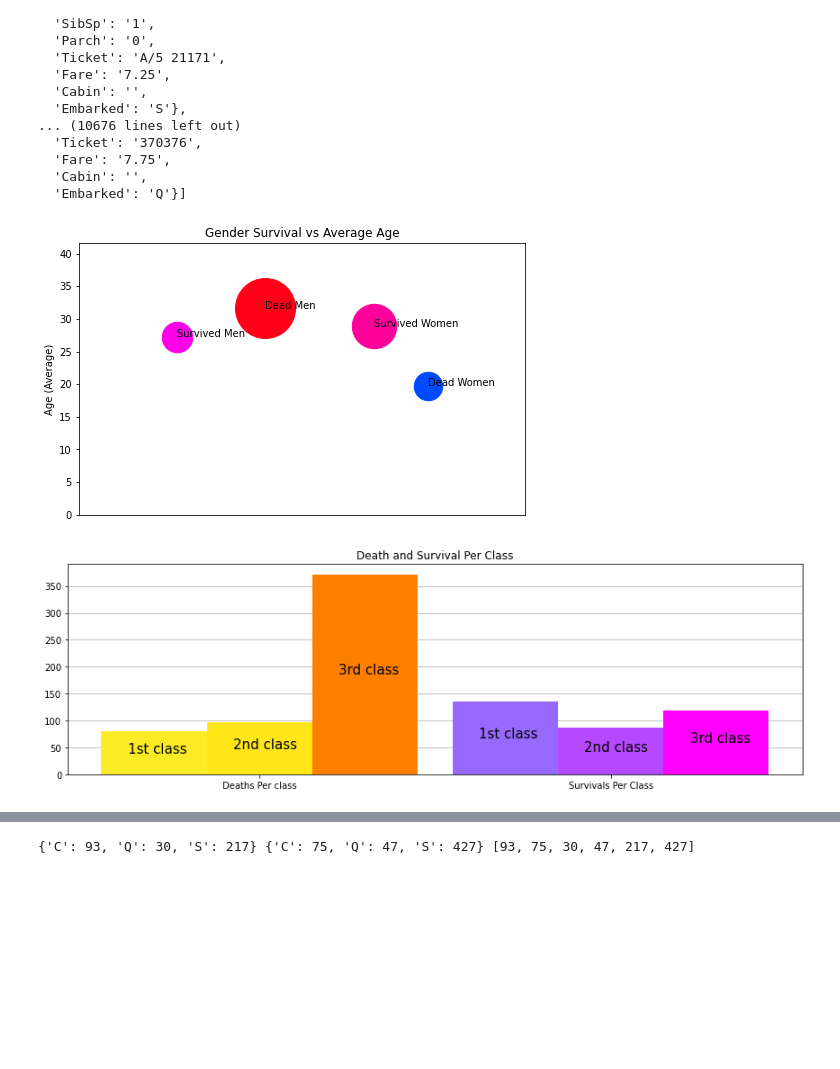
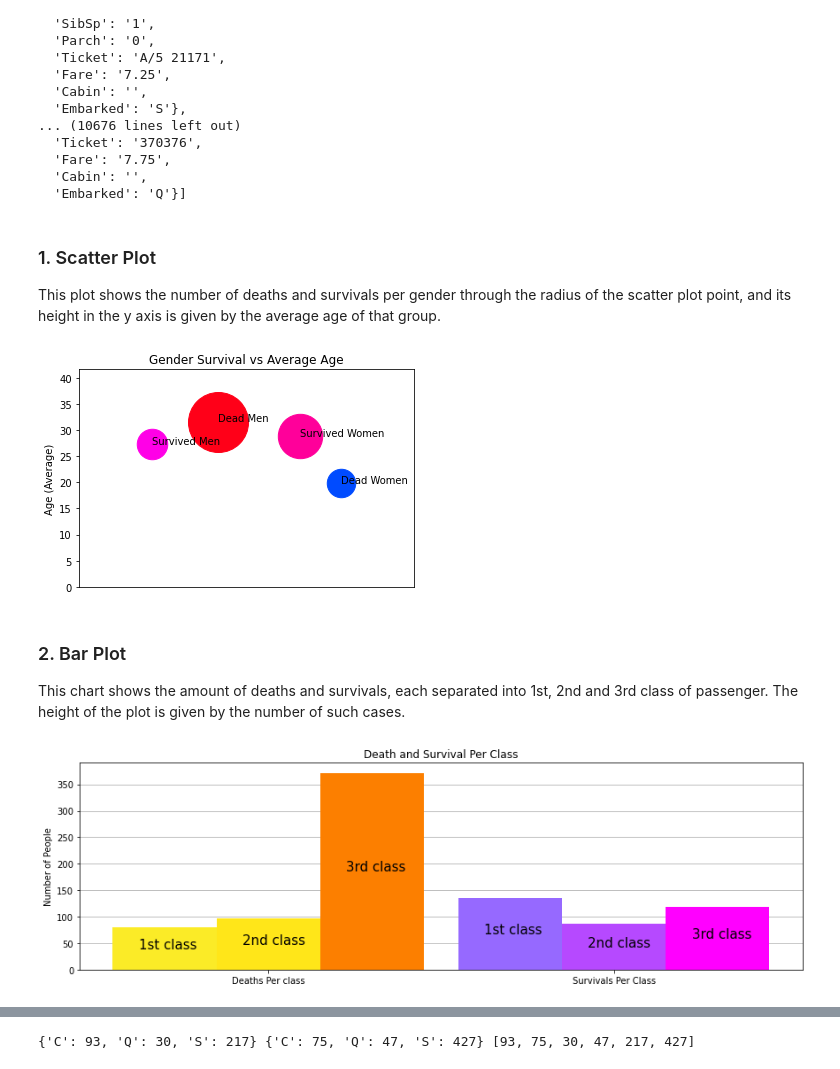
Before and after one commit to the-other-mariana/tools-ds, a Jupyter notebook: week6/titanic-plots.ipynb, the cells around one changed output, grey strips where cells are left out. Saved outputs shown, nothing was run; the diff lists cells and outputs as text; code cells hidden in the pictures; blank space fills up the shorter version.

```diff
--- a/week6/titanic-plots.ipynb
+++ b/week6/titanic-plots.ipynb
@@ -38,6 +52,10 @@ db
   'Fare': '7.75',
   'Cabin': '',
   'Embarked': 'Q'}]
+# %% [markdown]
+### 1. Scatter Plot
+
+This plot shows the number of deaths and survivals per gender through the radius of the scatter plot point, and its height in the y axis is given by the average age of that group.
 # %%
 s_men = 0
 s_men_age = 0
@@ -82,38 +100,44 @@ radius = [10 * r for r in radius]
 xs = []
 x = 0
 xs.append(x)
 
 for i in range(1,len(radius)):
     x += (radius[i-1] + radius[i])*0.2
     xs.append(x)
 
 gap = 1000
-fig = plt.figure( figsize=(8,5) )
+#fig = plt.figure( figsize=(8,5) )
 ax = plt.axes(xlim=(min(xs)-gap, max(xs)+gap), ylim=(0, max(ys)+10))
 ax.tick_params(
     axis='x',          # changes apply to the x-axis
     which='both',      # both major and minor ticks are affected
     bottom=False,      # ticks along the bottom edge are off
     top=False,         # ticks along the top edge are off
     labelbottom=False) # labels along the bottom edge are off
 from matplotlib import cm # color map
 cmap = cm.get_cmap("hsv")
 color_n = np.array(ys) / max(ys)
 color_n = [cmap(c) for c in color_n]
 
 for r in range(len(radius)):
     ax.scatter(xs[r], ys[r], s=radius[r], label=labels[r], color=color_n[r])
     ax.annotate(labels[r], (xs[r], ys[r]))
 
 #ax.legend(loc="lower left", markerscale=0.2,scatterpoints=1, fontsize=10)
 ax.set_title("Gender Survival vs Average Age")
 plt.ylabel("Age (Average)")
 plt.show()
 # %% [output]
-[figure, old version]
+[figure, new version]
+# %% [markdown]
+### 2. Bar Plot
+
+This chart shows the amount of deaths and survivals, each separated into 1st, 2nd and 3rd class of passenger. The height of the plot is given by the number of such cases.
 # %%
 # 0 for dead 1 for survival
 # 0 1 2 for classes 1st 2nd 3rd
+
+
 from matplotlib import cm # color map
 cmap0 = cm.get_cmap("Wistia")
 cmap1 = cm.get_cmap("cool")
@@ -143,6 +167,7 @@ ax2.set_xticklabels(['Deaths Per class', 'Survivals Per Class'])
 ax2.grid(zorder=0, axis='y')
 ax2.set_title("Death and Survival Per Class")
 fig2.tight_layout()
+plt.ylabel("Number of People")
 plt.show()
 # %% [output]
-[figure, old version]
+[figure, new version]
```
Also changed, not shown: parts of 7 cells of this notebook, 2 other files.
